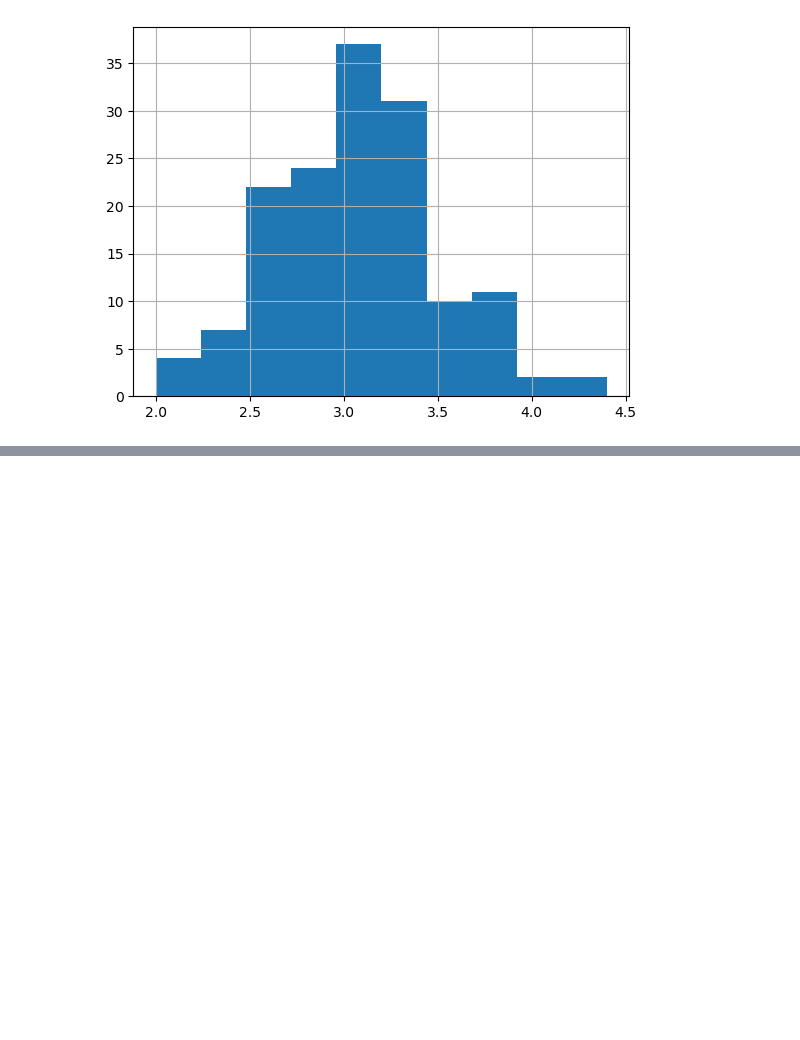
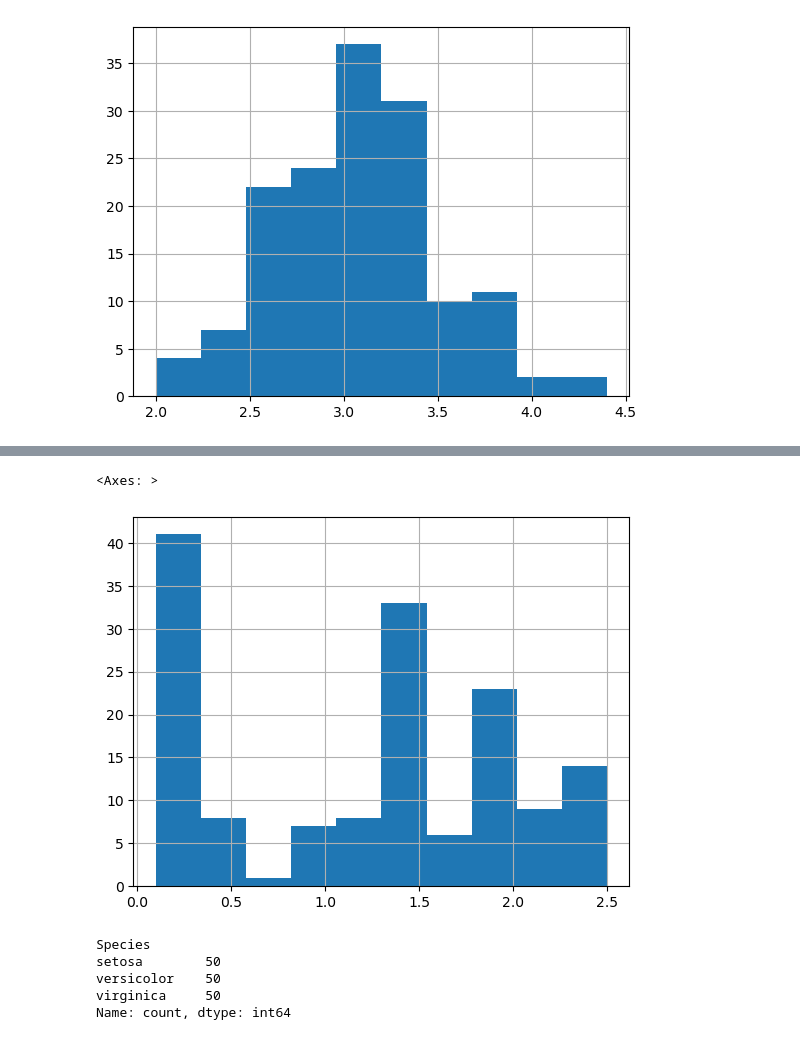
Before and after one commit to markdhareal/logistic-regression-models, a Jupyter notebook: notebooks/multiclass_logistic_regression.ipynb, the cells around one changed output, grey strips where cells are left out. Drawn from its saved outputs; the diff is of its cells as text; code cells hidden in the pictures; blank space fills up the shorter version.

```diff
--- a/notebooks/multiclass_logistic_regression.ipynb
+++ b/notebooks/multiclass_logistic_regression.ipynb
@@ -98,0 +104,13 @@ dataframe['Sepal.Width'].hist()
+# %%
+dataframe['Petal.Width'].hist()
+# %% [output]
+<Axes: >
+[figure, added]
+# %%
+dataframe['Species'].value_counts()
+# %% [output]
+Species
+setosa        50
+versicolor    50
+virginica     50
+Name: count, dtype: int64
```
Also changed, not shown: parts of 7 cells of this notebook.
